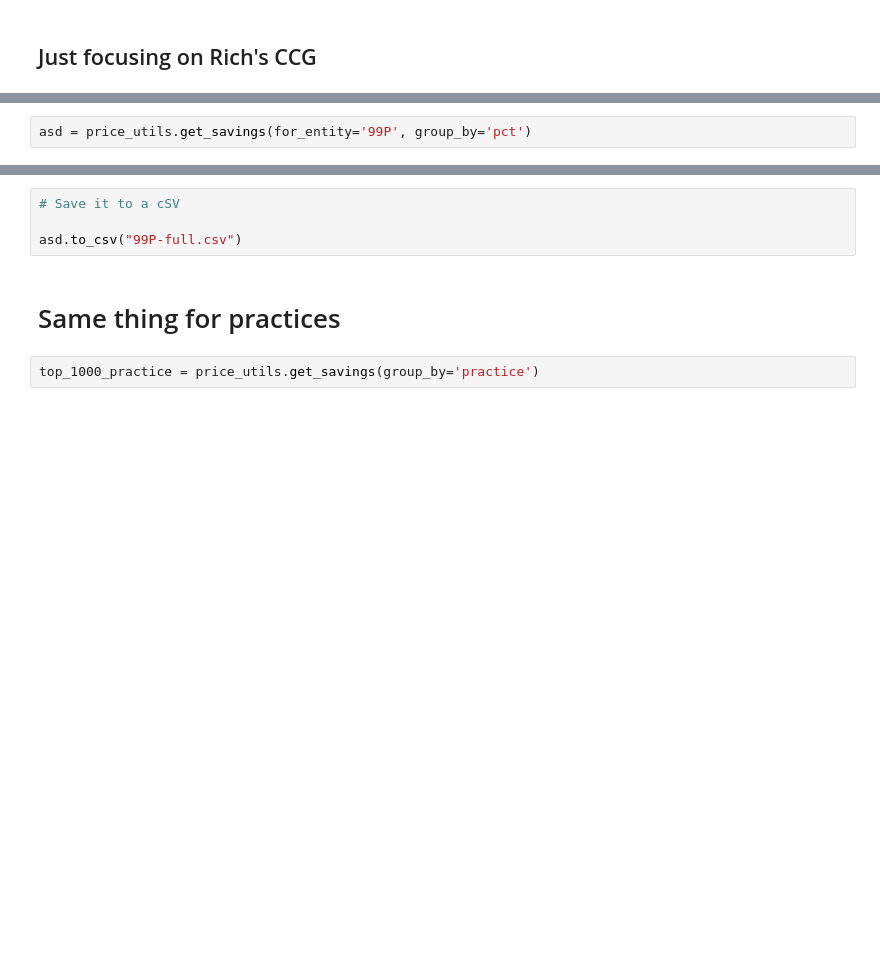
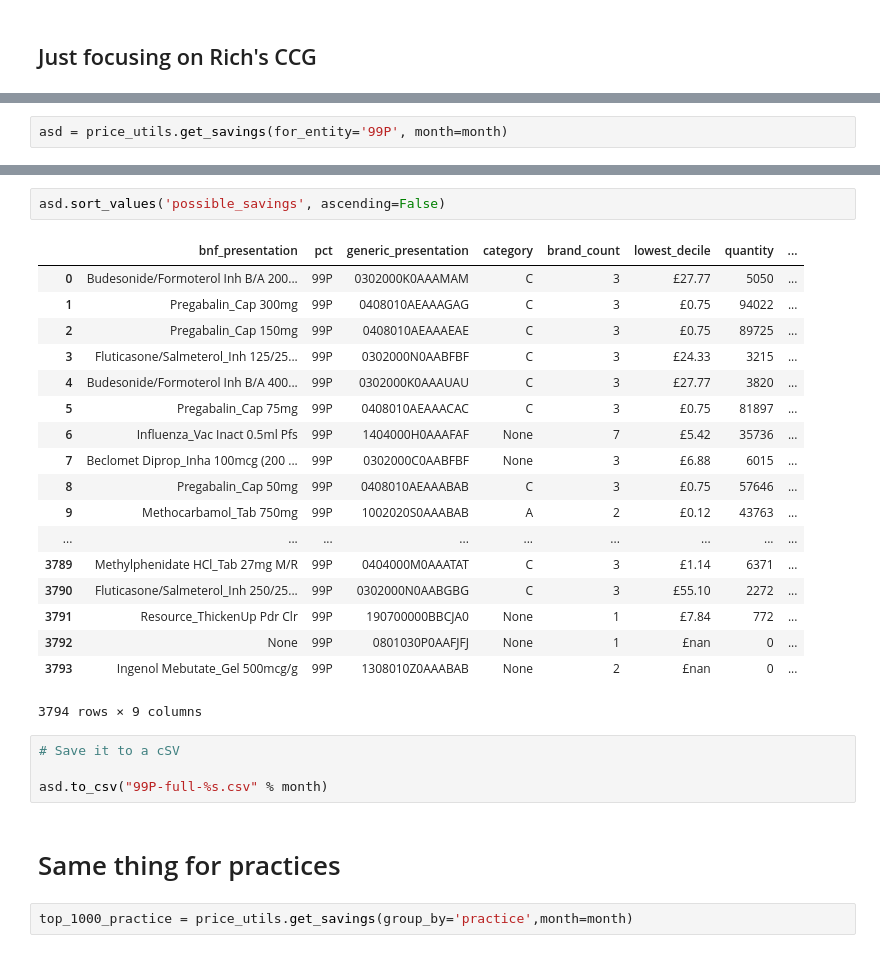
Before and after one commit to ebmdatalab/price-per-dose, a Jupyter notebook: Price per dose.ipynb, the cells around one changed output, grey strips where cells are left out. Drawn from its saved outputs; the diff is of its cells as text; blank space fills up the shorter version.

```diff
--- a/Price per dose.ipynb
+++ b/Price per dose.ipynb
@@ -57,3 +74,3 @@ Total savings    238082.988693
 Name: 99P, dtype: float64
 # %%
-asd = price_utils.get_savings(for_entity='99P', group_by='pct')
+asd = price_utils.get_savings(for_entity='99P', month=month)
@@ -69,11 +77,32 @@ asd.head()
+# %%
+asd.sort_values('possible_savings', ascending=False)
+# %% [output]
+|  | bnf_presentation | pct | generic_presentation | category | brand_count | lowest_decile | quantity | ... |
+| 0 | Budesonide/Formoterol Inh B/A 200... | 99P | 0302000K0AAAMAM | C | 3 | £27.77 | 5050 | ... |
+| 1 | Pregabalin_Cap 300mg | 99P | 0408010AEAAAGAG | C | 3 | £0.75 | 94022 | ... |
+| 2 | Pregabalin_Cap 150mg | 99P | 0408010AEAAAEAE | C | 3 | £0.75 | 89725 | ... |
+| 3 | Fluticasone/Salmeterol_Inh 125/25... | 99P | 0302000N0AABFBF | C | 3 | £24.33 | 3215 | ... |
+| 4 | Budesonide/Formoterol Inh B/A 400... | 99P | 0302000K0AAAUAU | C | 3 | £27.77 | 3820 | ... |
+| 5 | Pregabalin_Cap 75mg | 99P | 0408010AEAAACAC | C | 3 | £0.75 | 81897 | ... |
+| 6 | Influenza_Vac Inact 0.5ml Pfs | 99P | 1404000H0AAAFAF | None | 7 | £5.42 | 35736 | ... |
+| 7 | Beclomet Diprop_Inha 100mcg (200 ... | 99P | 0302000C0AABFBF | None | 3 | £6.88 | 6015 | ... |
+| 8 | Pregabalin_Cap 50mg | 99P | 0408010AEAAABAB | C | 3 | £0.75 | 57646 | ... |
+| 9 | Methocarbamol_Tab 750mg | 99P | 1002020S0AAABAB | A | 2 | £0.12 | 43763 | ... |
+| ... | ... | ... | ... | ... | ... | ... | ... | ... |
+| 3789 | Methylphenidate HCl_Tab 27mg M/R | 99P | 0404000M0AAATAT | C | 3 | £1.14 | 6371 | ... |
+| 3790 | Fluticasone/Salmeterol_Inh 250/25... | 99P | 0302000N0AABGBG | C | 3 | £55.10 | 2272 | ... |
+| 3791 | Resource_ThickenUp Pdr Clr | 99P | 190700000BBCJA0 | None | 1 | £7.84 | 772 | ... |
+| 3792 | None | 99P | 0801030P0AAFJFJ | None | 1 | £nan | 0 | ... |
+| 3793 | Ingenol Mebutate_Gel 500mcg/g | 99P | 1308010Z0AAABAB | None | 2 | £nan | 0 | ... |
+3794 rows × 9 columns
 # %%
 # Save it to a cSV
 
-asd.to_csv("99P-full.csv")
+asd.to_csv("99P-full-%s.csv" % month)
 # %% [markdown]
 # Same thing for practices
 # %%
-top_1000_practice = price_utils.get_savings(group_by='practice')
+top_1000_practice = price_utils.get_savings(group_by='practice',month=month)
 # %%
 top_1000_practice.head()
 # %% [output]
```
Also changed, not shown: parts of 32 cells of this notebook.
